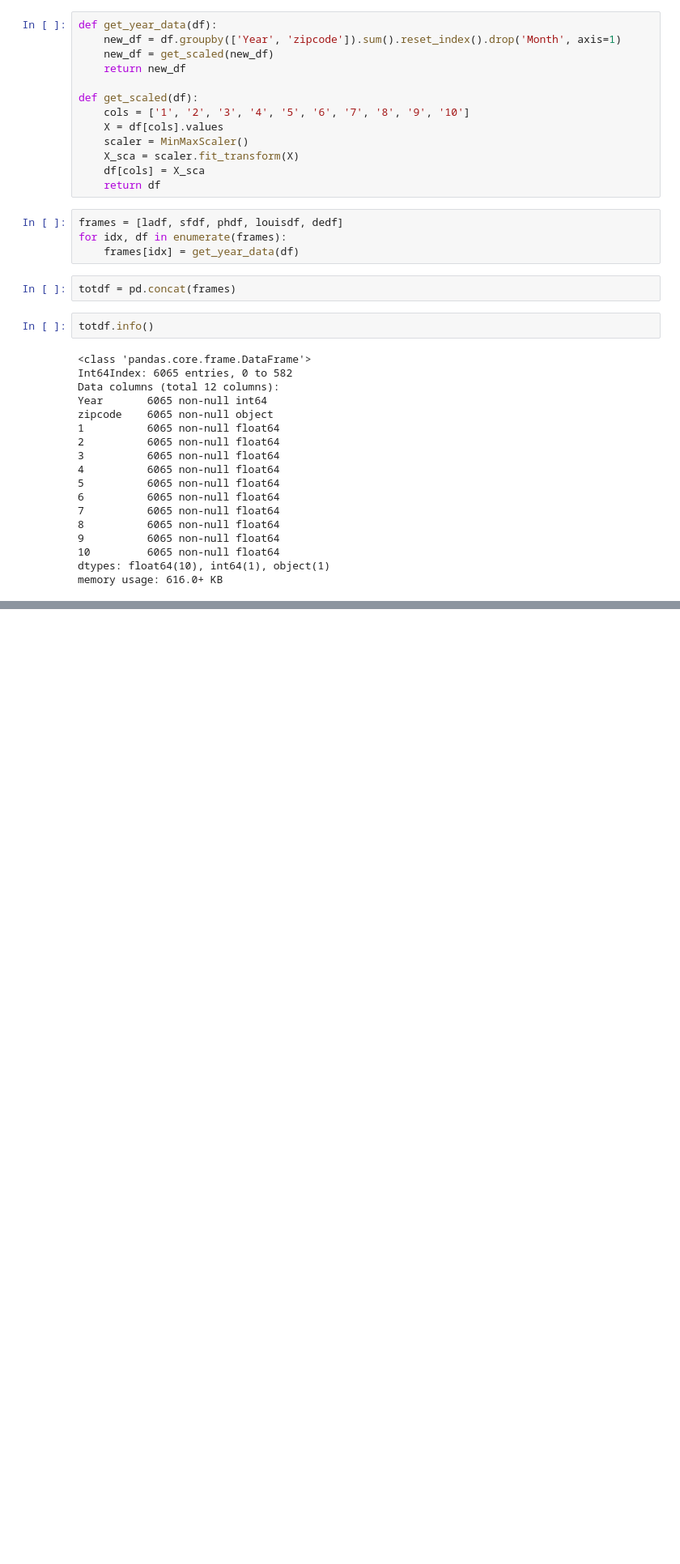
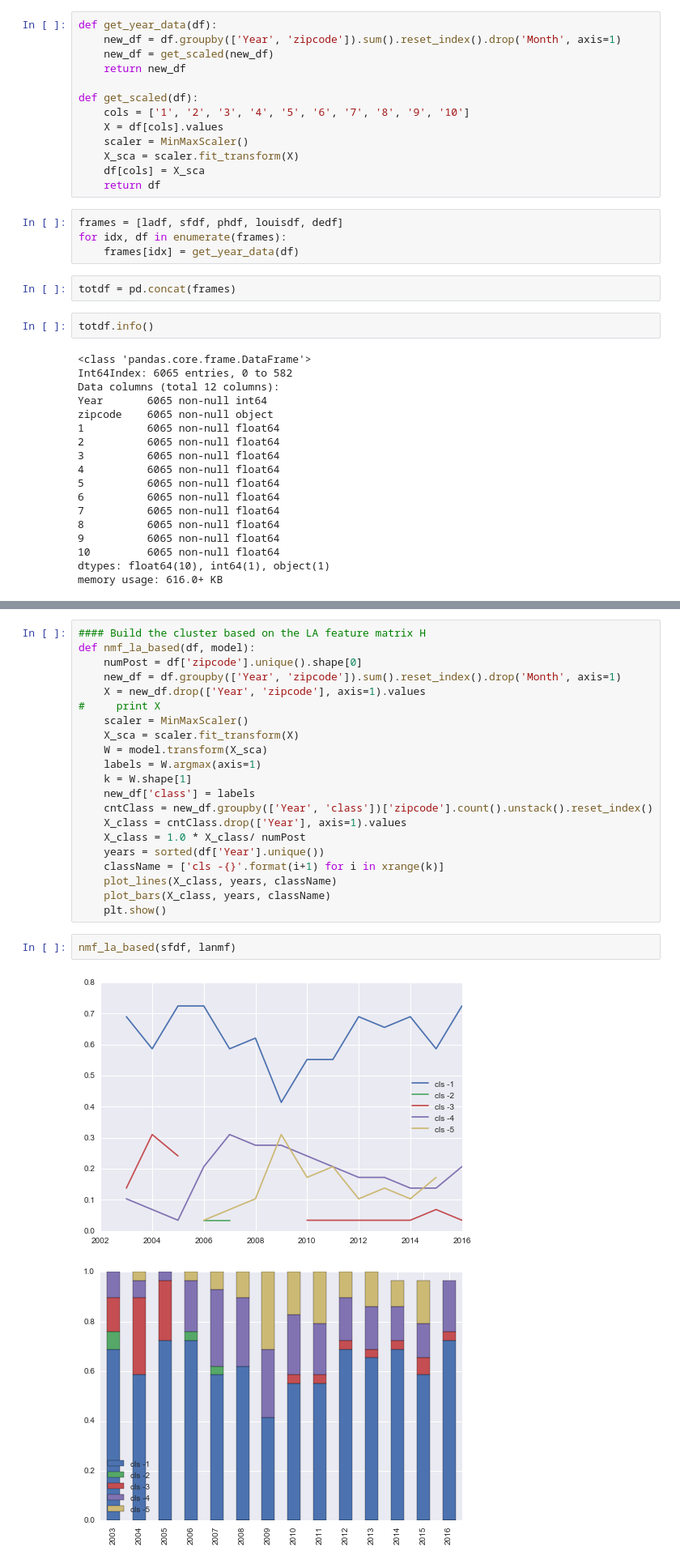
Before and after one commit to livenb/crime_prediction, a Jupyter notebook: compare_city.ipynb, the cells around one changed output, grey strips where cells are left out. Shown at 81% size. Cells and saved outputs as stored; diff of their text form; blank space fills up the shorter version.

```diff
--- a/compare_city.ipynb
+++ b/compare_city.ipynb
@@ -191,0 +257,26 @@ memory usage: 616.0+ KB
+# %%
+#### Build the cluster based on the LA feature matrix H
+def nmf_la_based(df, model):
+    numPost = df['zipcode'].unique().shape[0]
+    new_df = df.groupby(['Year', 'zipcode']).sum().reset_index().drop('Month', axis=1)
+    X = new_df.drop(['Year', 'zipcode'], axis=1).values
+#     print X
+    scaler = MinMaxScaler()
+    X_sca = scaler.fit_transform(X)
+    W = model.transform(X_sca)
+    labels = W.argmax(axis=1)
+    k = W.shape[1]
+    new_df['class'] = labels
+    cntClass = new_df.groupby(['Year', 'class'])['zipcode'].count().unstack().reset_index()
+    X_class = cntClass.drop(['Year'], axis=1).values
+    X_class = 1.0 * X_class/ numPost
+    years = sorted(df['Year'].unique())
+    className = ['cls -{}'.format(i+1) for i in xrange(k)]
+    plot_lines(X_class, years, className)
+    plot_bars(X_class, years, className)
+    plt.show()
+# %%
+nmf_la_based(sfdf, lanmf)
+# %% [output]
+[figure, added]
+[figure, added]
```
Also changed, not shown: parts of 20 cells of this notebook, 1 other file.
